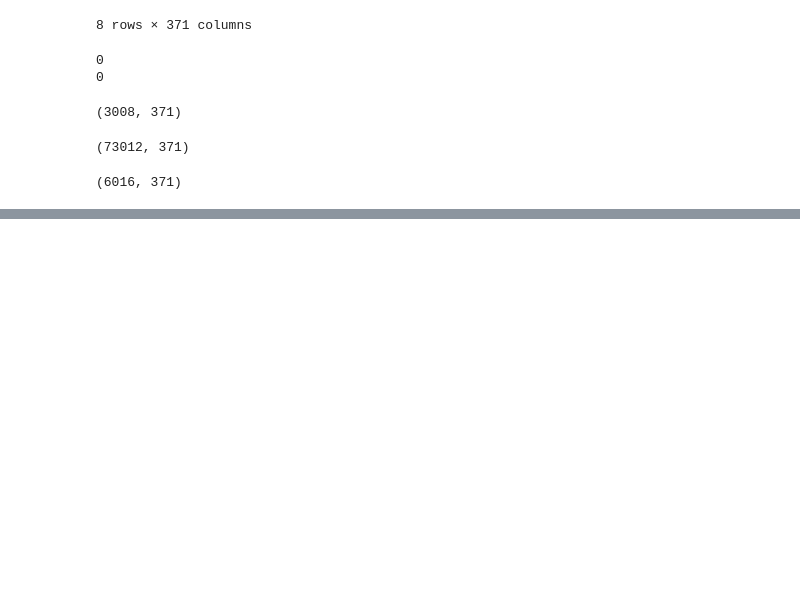
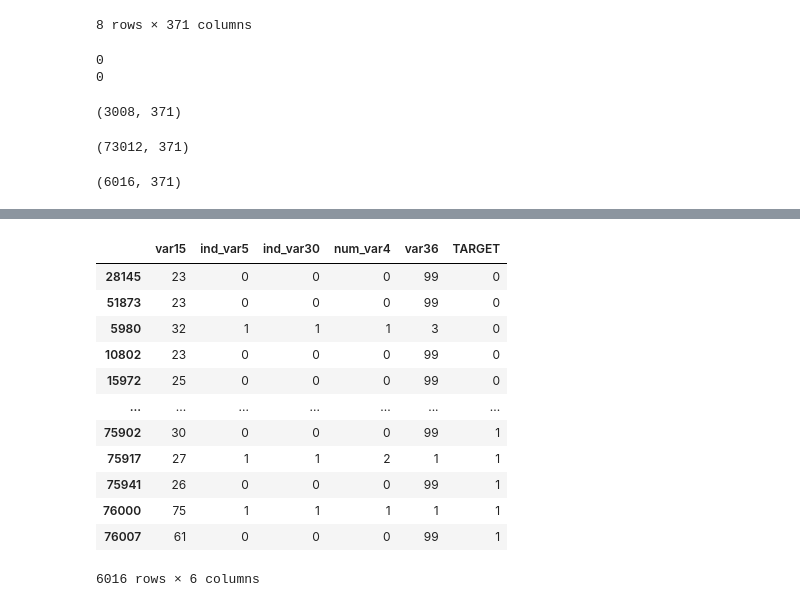
Before and after one commit to gustavomccoelho/Customer-Satisfaction-Prediction, a Jupyter notebook: code/Exploratory-Analysis.ipynb, the cells around one changed output, grey strips where cells are left out. Drawn from its saved outputs; the diff is of its cells as text; code cells hidden in the pictures; blank space fills up the shorter version.

```diff
--- a/code/Exploratory-Analysis.ipynb
+++ b/code/Exploratory-Analysis.ipynb
@@ -66,0 +62,12 @@ train2[train2["TARGET"] == 0].shape
+# %%
+# Removing variables that represents the same
+
+train_corr = train2.corr(method = 'pearson')
+train_corr = np.array(train_corr.fillna(0))
+aux = []
+
+for i in range(len(train2.columns)-1):
+    for j in range(i+1, len(train_corr)-1):
+            if abs(train_corr[i][j]) > 0.90 and j not in aux:
+                aux.append(j)
+len(aux)
@@ -105 +93,17 @@ test2.describe()
+# %%
+train4
+# %% [output]
+|  | var15 | ind_var5 | ind_var30 | num_var4 | var36 | TARGET |
+| 28145 | 23 | 0 | 0 | 0 | 99 | 0 |
+| 51873 | 23 | 0 | 0 | 0 | 99 | 0 |
+| 5980 | 32 | 1 | 1 | 1 | 3 | 0 |
+| 10802 | 23 | 0 | 0 | 0 | 99 | 0 |
+| 15972 | 25 | 0 | 0 | 0 | 99 | 0 |
+| ... | ... | ... | ... | ... | ... | ... |
+| 75902 | 30 | 0 | 0 | 0 | 99 | 1 |
+| 75917 | 27 | 1 | 1 | 2 | 1 | 1 |
+| 75941 | 26 | 0 | 0 | 0 | 99 | 1 |
+| 76000 | 75 | 1 | 1 | 1 | 1 | 1 |
+| 76007 | 61 | 0 | 0 | 0 | 99 | 1 |
+6016 rows × 6 columns
 # %%
```
Also changed, not shown: parts of 23 cells of this notebook, 2 other files.
